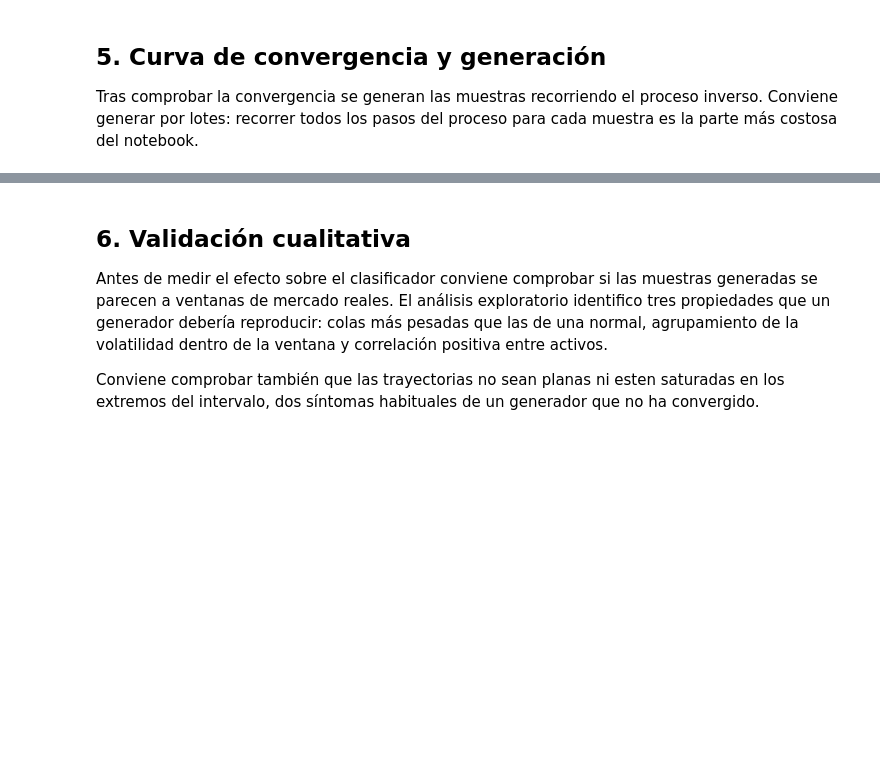
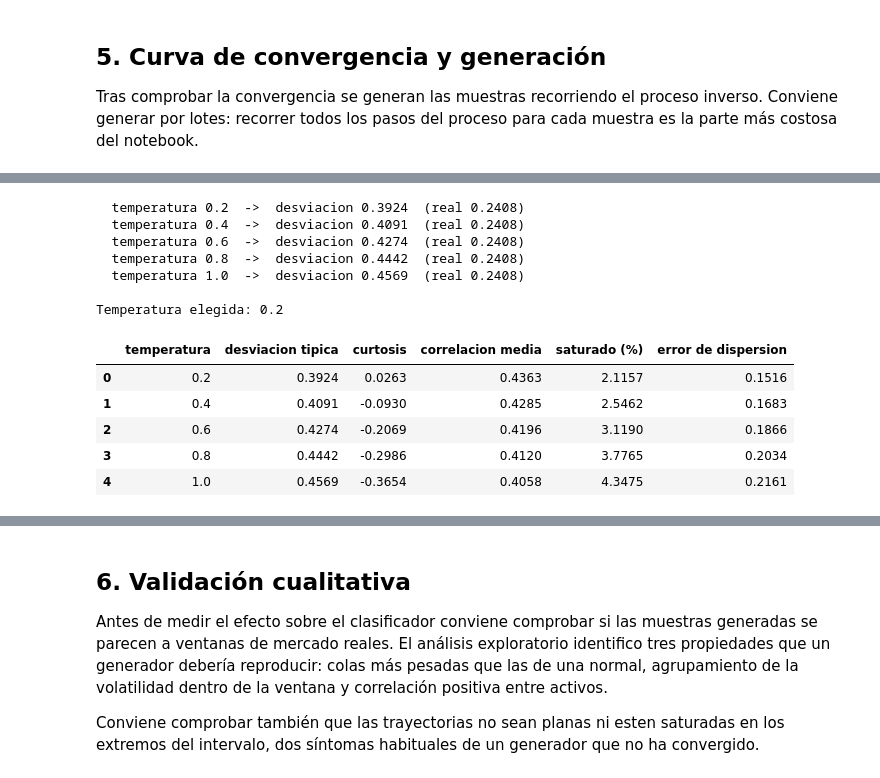
Before and after one commit to raulrodriguezlr/B5-T1, a Jupyter notebook: notebooks/06_generador_diffusion.ipynb, the cells around one changed output, grey strips where cells are left out. Drawn from its saved outputs; the diff is of its cells as text; code cells hidden in the pictures; blank space fills up the shorter version.

```diff
--- a/notebooks/06_generador_diffusion.ipynb
+++ b/notebooks/06_generador_diffusion.ipynb
@@ -159,0 +363,49 @@ N_SINTETICOS = int(config.N_REALES * max(config.RATIOS_SINTETICOS))
+# %%
+from scipy import stats
+
+TEMPERATURAS = [0.2, 0.4, 0.6, 0.8, 1.0]
+N_CALIBRACION = 1000
+
+corr_real = np.corrcoef(X_real.reshape(-1, n_activos).T)
+triangulo = np.triu_indices(n_activos, k=1)
+std_real = float(X_real.std())
+
+etiquetas_cal = (rng.random(N_CALIBRACION) < float(y_real.mean())).astype("float32")
+
+filas = []
+for temperatura in TEMPERATURAS:
+    muestras = muestrear(N_CALIBRACION, etiquetas_cal, temperatura=temperatura)
+    cubo = muestras.reshape(-1, n_pasos, n_activos)
+    corr = np.corrcoef(cubo.reshape(-1, n_activos).T)
+    filas.append({
+        "temperatura": temperatura,
+        "desviacion tipica": float(muestras.std()),
+        "curtosis": float(stats.kurtosis(muestras.ravel())),
+        "correlacion media": float(corr[triangulo].mean()),
+        "saturado (%)": 100 * float((np.abs(muestras) > 0.99).mean()),
+        "error de dispersion": abs(float(muestras.std()) - std_real),
+    })
+    print(f"  temperatura {temperatura:.1f}  ->  desviacion "
+          f"{filas[-1]['desviacion tipica']:.4f}  (real {std_real:.4f})")
+
+tabla_temperatura = pd.DataFrame(filas)
+TEMPERATURA = float(tabla_temperatura.loc[
+    tabla_temperatura["error de dispersion"].idxmin(), "temperatura"])
+
+print()
+print(f"Temperatura elegida: {TEMPERATURA:.1f}")
+display(tabla_temperatura.round(4))
+# %% [output]
+  temperatura 0.2  ->  desviacion 0.3924  (real 0.2408)
+  temperatura 0.4  ->  desviacion 0.4091  (real 0.2408)
+  temperatura 0.6  ->  desviacion 0.4274  (real 0.2408)
+  temperatura 0.8  ->  desviacion 0.4442  (real 0.2408)
+  temperatura 1.0  ->  desviacion 0.4569  (real 0.2408)
+
+Temperatura elegida: 0.2
+|  | temperatura | desviacion tipica | curtosis | correlacion media | saturado (%) | error de dispersion |
+| 0 | 0.2 | 0.3924 | 0.0263 | 0.4363 | 2.1157 | 0.1516 |
+| 1 | 0.4 | 0.4091 | -0.0930 | 0.4285 | 2.5462 | 0.1683 |
+| 2 | 0.6 | 0.4274 | -0.2069 | 0.4196 | 3.1190 | 0.1866 |
+| 3 | 0.8 | 0.4442 | -0.2986 | 0.4120 | 3.7765 | 0.2034 |
+| 4 | 1.0 | 0.4569 | -0.3654 | 0.4058 | 4.3475 | 0.2161 |
```
Also changed, not shown: parts of 31 cells of this notebook, 52 other files.
